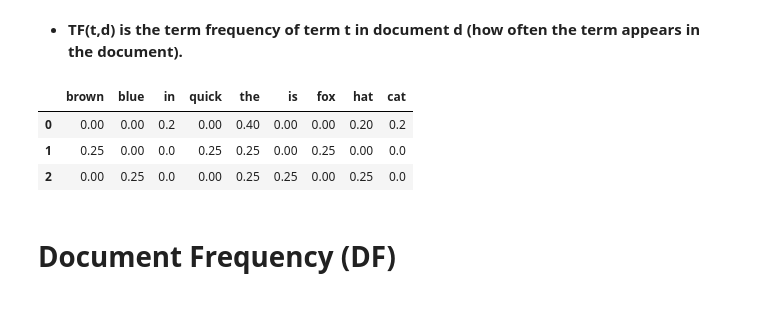
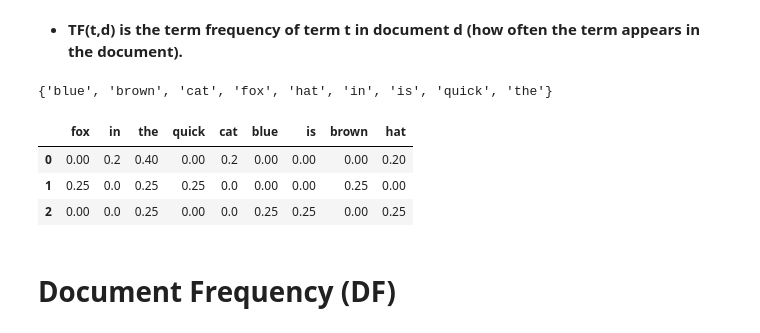
Before and after one commit to Soha85/MyKaggle, a Jupyter notebook: word-embeddings-story.ipynb, the cells around one changed output. Cells and saved outputs as stored; diff of their text form; code cells hidden in the pictures.

```diff
--- a/word-embeddings-story.ipynb
+++ b/word-embeddings-story.ipynb
@@ -4,39 +4,43 @@
 Doc_1= "The cat in the hat"
 Doc_2= "The quick brown fox"
 Doc_3= "The hat is blue"
+
+Docs =[Doc_1,Doc_2,Doc_3]
 # %% [markdown]
 # **Term Frequency (TF)**
 # %% [markdown]
 * **TF(t,d) is the term frequency of term t in document d (how often the term appears in the document).**
 # %%
-lst = Doc_1.lower().split(' ')
-lst.extend(Doc_2.lower().split(' '))
-lst.extend(Doc_3.lower().split(' '))
+lst = []
+for d in Docs:
+    lst.extend(d.lower().split(' '))
 wrds = set(lst) # remove duplicate words
+wrds
+# %% [output]
+{'blue', 'brown', 'cat', 'fox', 'hat', 'in', 'is', 'quick', 'the'}
 # %%
 #form a dataframe to represent TF for each word in each Document where columns are words and rows are documents
 import pandas as pd
 def count_wrd_Doc(wrd,doc):
     i=0
     for w in doc.lower().split(' '):
         if wrd == w:
             i = i+1
     return i/len(doc.lower().split(' '))
 
 tf_df = pd.DataFrame(columns=list(wrds)) #empty dataframe initialized with words column headers
 freq_lst=[] #empty list for each column to save word frequencies in each document
 for c in tf_df.columns:
     freq_lst=[]#empty the list
-    freq_lst.append(count_wrd_Doc(c,Doc_1))#append the frequency of word in document 1
-    freq_lst.append(count_wrd_Doc(c,Doc_2))#append the frequency of word in document 2
-    freq_lst.append(count_wrd_Doc(c,Doc_3))#append the frequency of word in document 3
+    for d in Docs:
+        freq_lst.append(count_wrd_Doc(c,d))#append the frequency of word in document d
     tf_df[c]=freq_lst #assign values to column
 tf_df #display the dataframe of TF for each word in each document
 # %% [output]
-|  | brown | blue | in | quick | the | is | fox | hat | cat |
-| 0 | 0.00 | 0.00 | 0.2 | 0.00 | 0.40 | 0.00 | 0.00 | 0.20 | 0.2 |
-| 1 | 0.25 | 0.00 | 0.0 | 0.25 | 0.25 | 0.00 | 0.25 | 0.00 | 0.0 |
-| 2 | 0.00 | 0.25 | 0.0 | 0.00 | 0.25 | 0.25 | 0.00 | 0.25 | 0.0 |
+|  | fox | in | the | quick | cat | blue | is | brown | hat |
+| 0 | 0.00 | 0.2 | 0.40 | 0.00 | 0.2 | 0.00 | 0.00 | 0.00 | 0.20 |
+| 1 | 0.25 | 0.0 | 0.25 | 0.25 | 0.0 | 0.00 | 0.00 | 0.25 | 0.00 |
+| 2 | 0.00 | 0.0 | 0.25 | 0.00 | 0.0 | 0.25 | 0.25 | 0.00 | 0.25 |
 # %% [markdown]
 # Document Frequency (DF)
 # %% [markdown]
```
Also changed, not shown: parts of 11 cells of this notebook.
